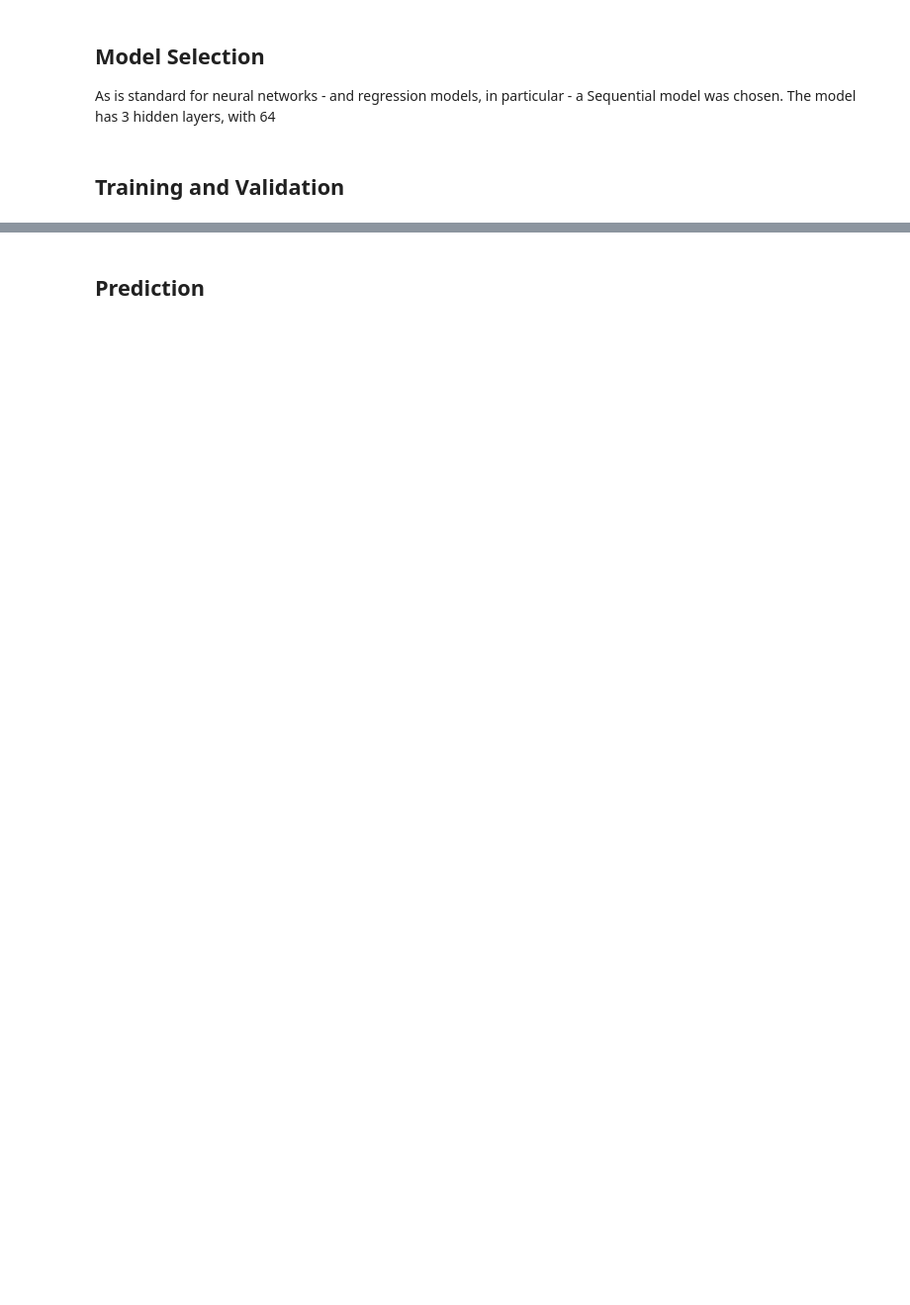
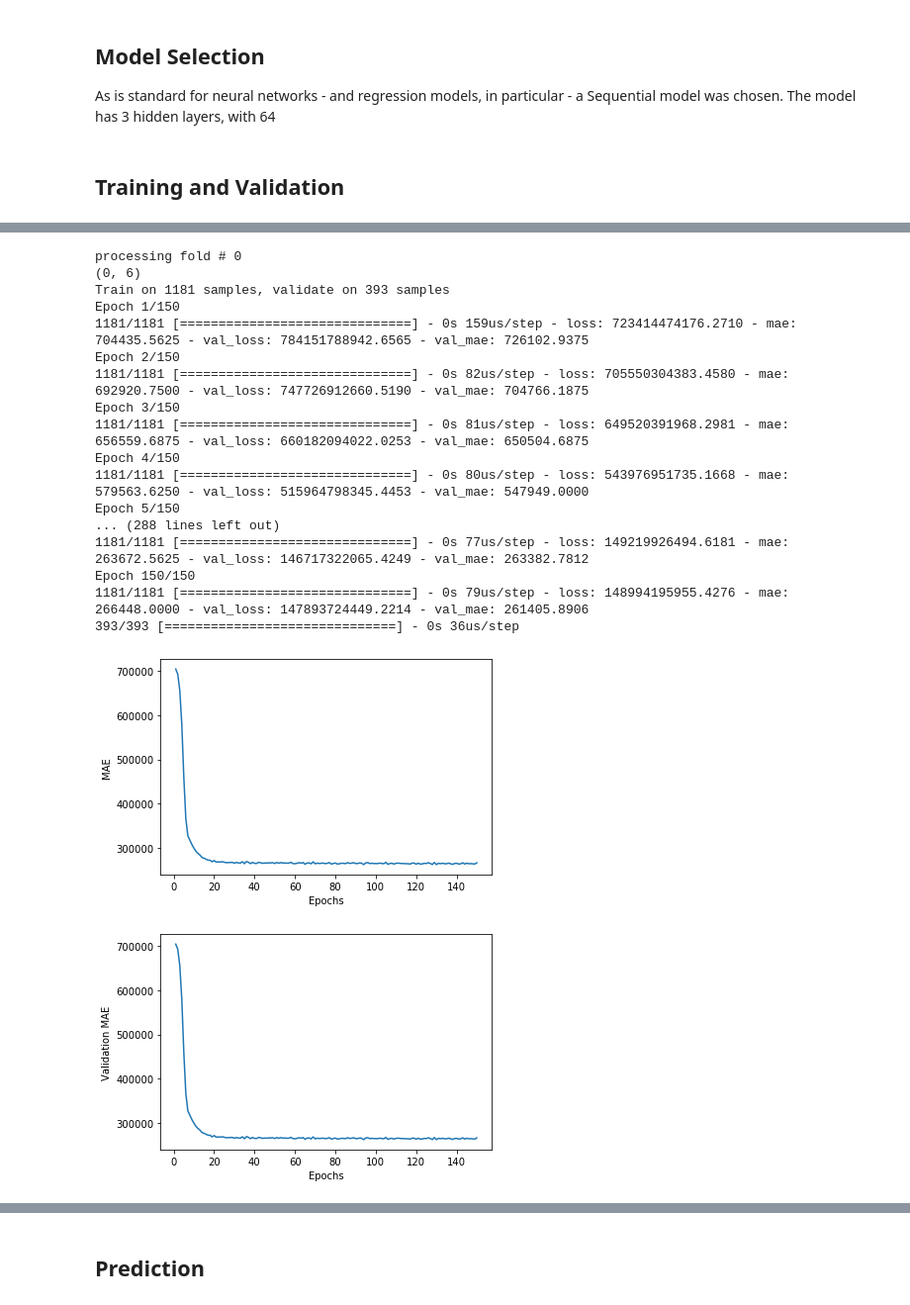
Before and after one commit to steinmatt/lmu-deeplearning, a Jupyter notebook: Project1.ipynb, the cells around one changed output, grey strips where cells are left out. Shown at 99% size. Saved outputs shown, nothing was run; the diff lists cells and outputs as text; code cells hidden in the pictures; blank space fills up the shorter version.

```diff
--- a/Project1.ipynb
+++ b/Project1.ipynb
@@ -124,31 +228,62 @@ NameError: name 'train_data' is not defined
 # %%
 k=4
 num_val_samples = len(train_data) // k
 num_epochs = 150
-all_mae_histories = []
+mae_histories = []
 
 
 for i in range(k):
     print('processing fold #', i)
     val_data = train_data[i * num_val_samples: (i + 1) * num_val_samples]
     val_targets = train_targets[i * num_val_samples: (i + 1) * num_val_samples]
 
     print(train_data[:i * num_val_samples].shape)
 
     partial_train_data = np.concatenate(
         [train_data[:i * num_val_samples],
         train_data[(i + 1) * num_val_samples:]],
         axis=0)
 
     partial_train_targets = np.concatenate(
         [train_targets[:i * num_val_samples],
         train_targets[(i + 1) * num_val_samples:]],
         axis=0)
 
     model = build_model()
     history = model.fit(partial_train_data, partial_train_targets,
                         validation_data=(val_data, val_targets),
                         epochs=num_epochs, batch_size=32, verbose=1)
     val_mse, val_mae = model.evaluate(val_data, val_targets, verbose=1)
-    #mae_history = history.history['val_mean_absolute_error']
-    #all_mae_histories.append(mae_history)
+
+    mae_history = history.history['mae']
+    plt.plot(range(1,len(mae_history)+1),mae_history)
+    plt.xlabel('Epochs')
+    plt.ylabel('MAE')
+    plt.show()
+
+    val_mae_history = history.history['val_mae']
+    plt.plot(range(1,len(mae_history)+1),mae_history)
+    plt.xlabel('Epochs')
+    plt.ylabel('Validation MAE')
+    plt.show()
+    mae_histories.append(val_mae_history)
+# %% [output]
+processing fold # 0
+(0, 6)
+Train on 1181 samples, validate on 393 samples
+Epoch 1/150
+1181/1181 [==============================] - 0s 159us/step - loss: 723414474176.2710 - mae: 704435.5625 - val_loss: 784151788942.6565 - val_mae: 726102.9375
+Epoch 2/150
+1181/1181 [==============================] - 0s 82us/step - loss: 705550304383.4580 - mae: 692920.7500 - val_loss: 747726912660.5190 - val_mae: 704766.1875
+Epoch 3/150
+1181/1181 [==============================] - 0s 81us/step - loss: 649520391968.2981 - mae: 656559.6875 - val_loss: 660182094022.0253 - val_mae: 650504.6875
+Epoch 4/150
+1181/1181 [==============================] - 0s 80us/step - loss: 543976951735.1668 - mae: 579563.6250 - val_loss: 515964798345.4453 - val_mae: 547949.0000
+Epoch 5/150
+... (288 lines left out)
+1181/1181 [==============================] - 0s 77us/step - loss: 149219926494.6181 - mae: 263672.5625 - val_loss: 146717322065.4249 - val_mae: 263382.7812
+Epoch 150/150
+1181/1181 [==============================] - 0s 79us/step - loss: 148994195955.4276 - mae: 266448.0000 - val_loss: 147893724449.2214 - val_mae: 261405.8906
+393/393 [==============================] - 0s 36us/step
+[figure, added]
+[figure, added]
```
Also changed, not shown: parts of 14 cells of this notebook.
